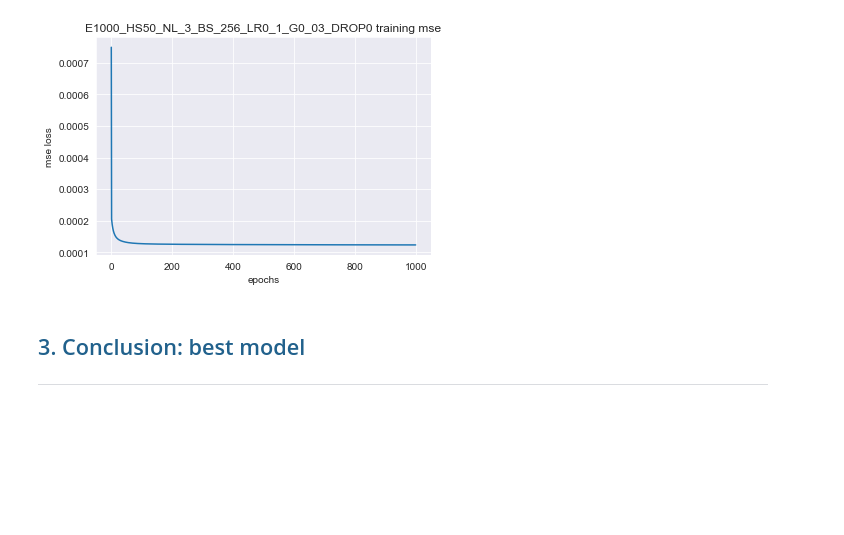
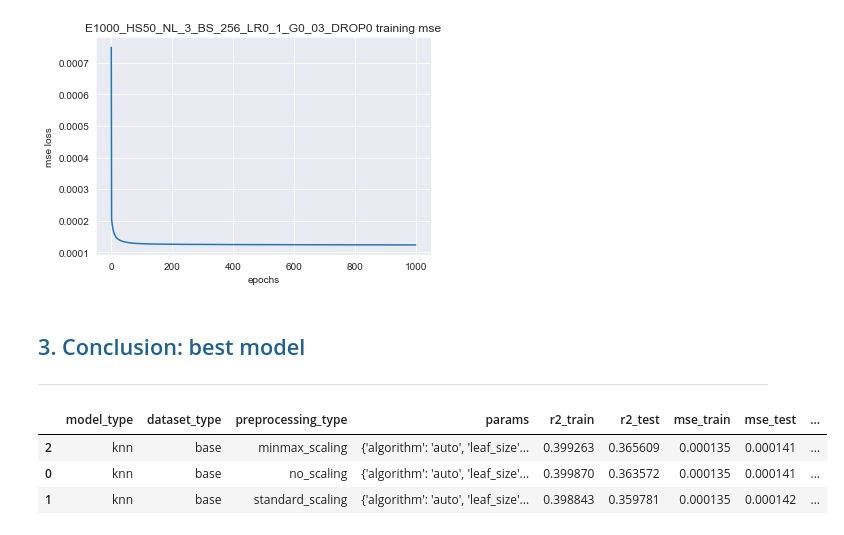
Before and after one commit to burububbu/context-aware-analysis, a Jupyter notebook: results_analysis.ipynb, the cells around one changed output. Cells and saved outputs as stored; diff of their text form; code cells hidden in the pictures; blank space fills up the shorter version.

Commit message:
final results

```diff
--- a/results_analysis.ipynb
+++ b/results_analysis.ipynb
@@ -305,5 +305,11 @@ for index, row in nn_best_results.iterrows():
 ## <font color="#21618C"> 3. Conclusion: best model </font>
 
 ***
-# %%
-tota_results = ml_results.append(nn_results)
+# %%
+total_results = ml_results.append(nn_best_results)
+total_results.sort_values(by=['r2_test', 'r2_train'], ascending=False).head(3)
+# %% [output]
+|  | model_type | dataset_type | preprocessing_type | params | r2_train | r2_test | mse_train | mse_test | ... |
+| 2 | knn | base | minmax_scaling | {'algorithm': 'auto', 'leaf_size'... | 0.399263 | 0.365609 | 0.000135 | 0.000141 | ... |
+| 0 | knn | base | no_scaling | {'algorithm': 'auto', 'leaf_size'... | 0.399870 | 0.363572 | 0.000135 | 0.000141 | ... |
+| 1 | knn | base | standard_scaling | {'algorithm': 'auto', 'leaf_size'... | 0.398843 | 0.359781 | 0.000135 | 0.000142 | ... |
```
